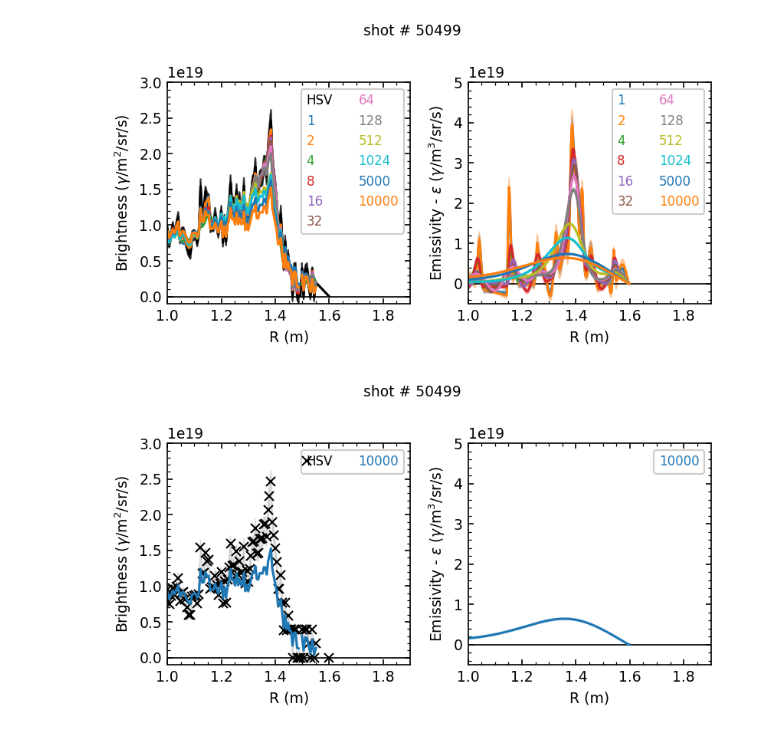
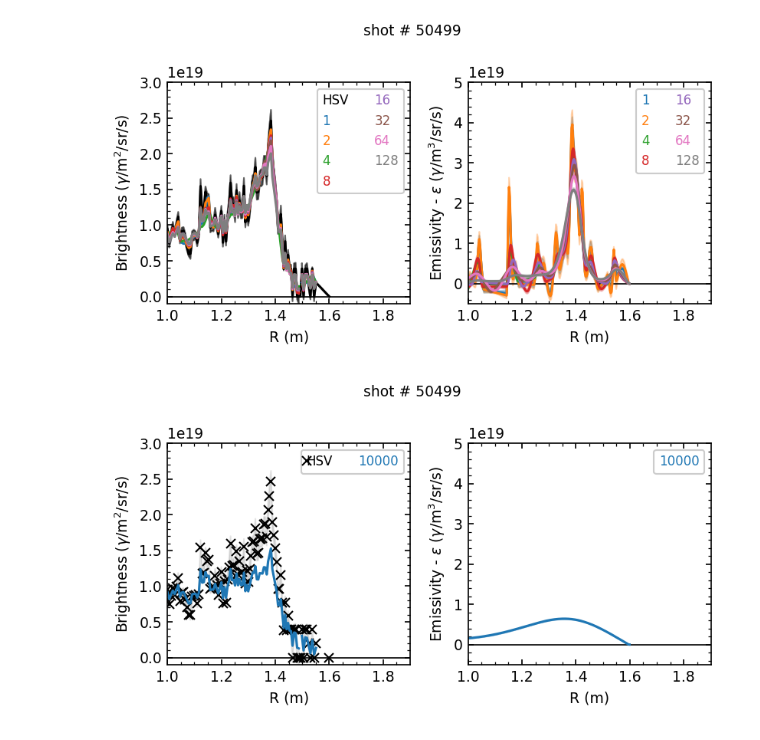
Before and after one commit to JamieDunsmore7/tokamak_inversion_routines, a Jupyter notebook: Testing/DisectingTheAlgorithm DMultCollection.ipynb, the cells around one changed output. Saved outputs shown, nothing was run; the diff lists cells and outputs as text; code cells hidden in the pictures.

```diff
--- a/Testing/DisectingTheAlgorithm DMultCollection.ipynb
+++ b/Testing/DisectingTheAlgorithm DMultCollection.ipynb
@@ -8,7 +8,8 @@ import matplotlib.pyplot as plt
 %matplotlib widget
 # %%
 shotn = 50499
-DMults = [1., 2., 4., 8., 16., 32., 64., 128., 512., 1024., 5000., 10000.]
+# DMults = [1., 2., 4., 8., 16., 32., 64., 128., 512., 1024., 5000., 10000.]
+DMults = [1., 2., 4., 8., 16., 32., 64., 128.]
 
 
 xlim = [1.,1.90]
@@ -38,34 +39,34 @@ for i, DMult in enumerate(DMults):
     ax[1].fill_between(
         RgridB, Y-yErr, Y+yErr, color=f'C{i}', alpha=0.3
     )
 
 
 for i in range(0, 2):
     ax[i].set_xlim(xlim)
     ax[i].plot(xlim, [0.,0.], '-k', lw=0.8, zorder=1)
     ax[i].legend(
         fancybox=1, framealpha=1, fontsize=8, ncol=2,
         handlelength=0, handletextpad=0, labelcolor='linecolor'
     )
     ax[i].yaxis.get_offset_text().set_size(9)
     ax[i].tick_params(
         axis="both", which='both', labelsize=9, direction='in',
         left=True, bottom=True, right=True, top=True
     )
     ax[i].minorticks_on()
 
 ax[0].set_ylim([-0.01e20, 0.3e20])
 ax[1].set_ylim([-0.05e20, 0.5e20])
 
 ax[0].set_xlabel('R (m)', fontsize=9)
 ax[0].set_ylabel('Brightness ($\\gamma$/m$^2$/sr/s)', fontsize=9)
 ax[1].set_xlabel('R (m)', fontsize=9)
 ax[1].set_ylabel('Emissivity - $\\epsilon$ ($\\gamma$/m$^3$/sr/s)', fontsize=9)
 plt.suptitle(f'shot # {shotn}', fontsize=9)
 
 plt.tight_layout()
 # %% [output]
-[figure, old version]
+[figure, new version]
 # %%
 shotn = 50499
 # DMults = [1., 2., 4., 8., 16., 32., 64., 128., 512., 1024., 5000., 10000.]
```
Also changed, not shown: 26 other files.
